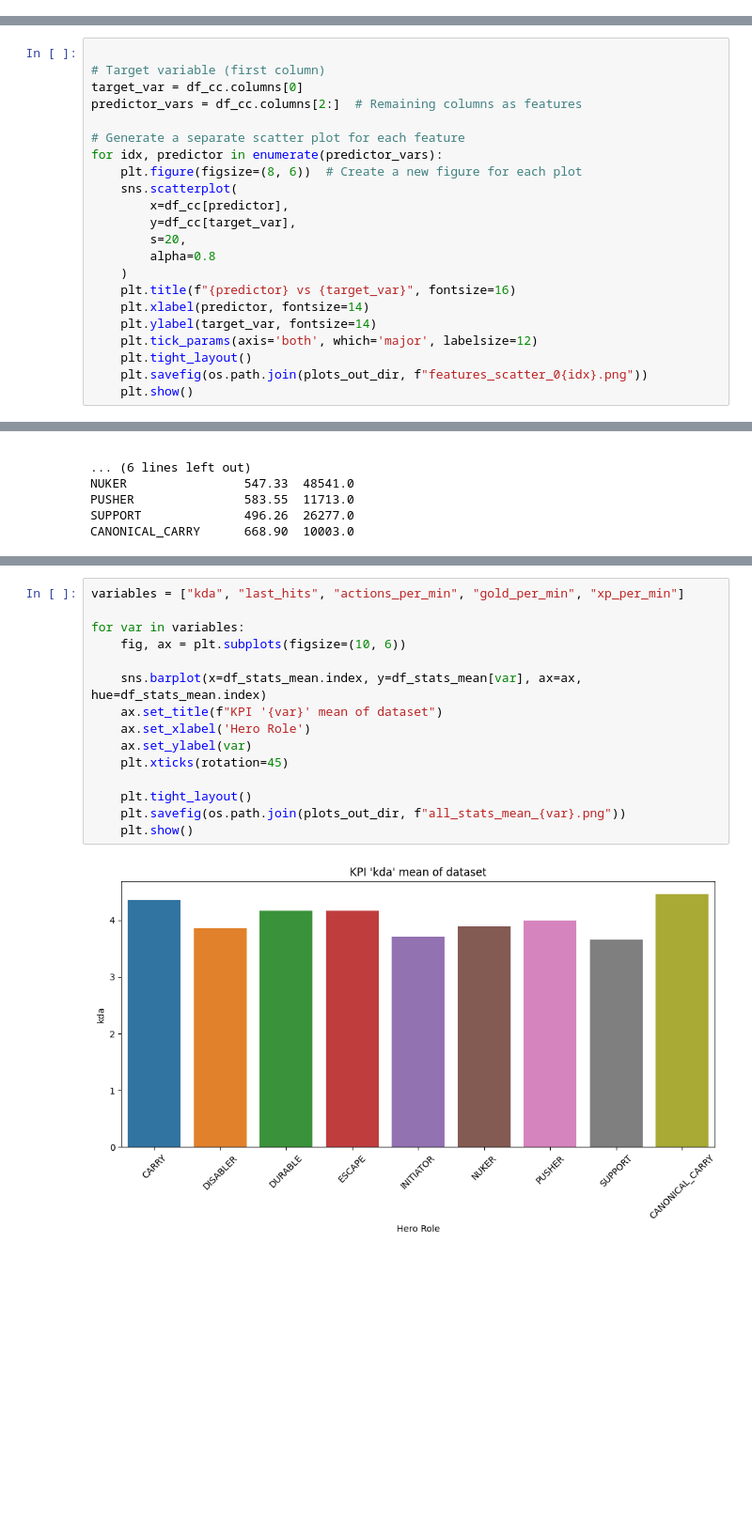
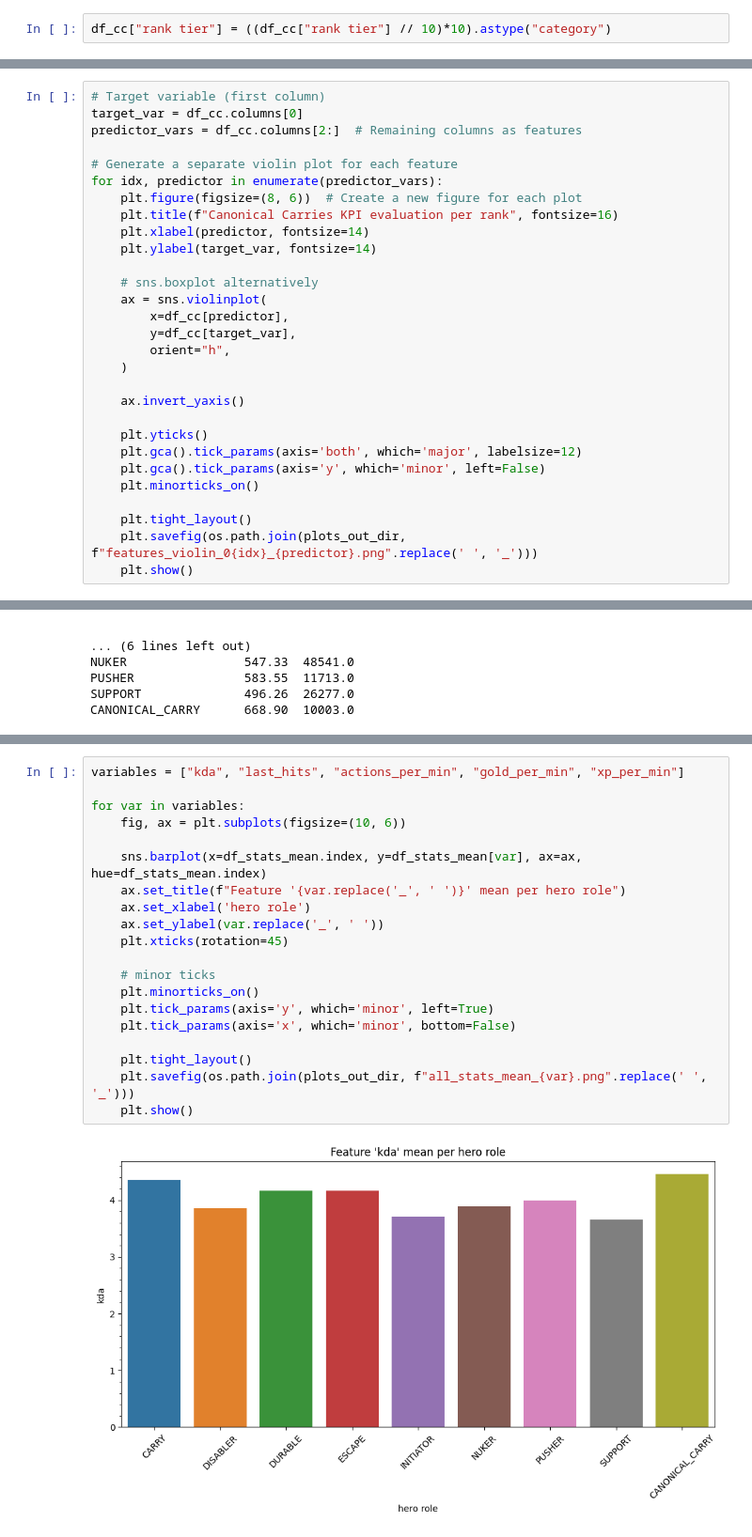
Before and after one commit to batukav/mmr-predictor, a Jupyter notebook: src/initial_features_exploration.ipynb, the cells around one changed output, grey strips where cells are left out. Shown at 94% size. Drawn from its saved outputs; the diff is of its cells as text; blank space fills up the shorter version.

```diff
--- a/src/initial_features_exploration.ipynb
+++ b/src/initial_features_exploration.ipynb
@@ -538,0 +579,2 @@ print(df_cc.head())
+# %%
+df_cc["rank tier"] = ((df_cc["rank tier"] // 10)*10).astype("category")
@@ -539,23 +597,30 @@ print(df_cc.head())
 # %%
-
 # Target variable (first column)
 target_var = df_cc.columns[0]
 predictor_vars = df_cc.columns[2:]  # Remaining columns as features
 
-# Generate a separate scatter plot for each feature
+# Generate a separate violin plot for each feature
 for idx, predictor in enumerate(predictor_vars):
     plt.figure(figsize=(8, 6))  # Create a new figure for each plot
-    sns.scatterplot(
+    plt.title(f"Canonical Carries KPI evaluation per rank", fontsize=16)
+    plt.xlabel(predictor, fontsize=14)
+    plt.ylabel(target_var, fontsize=14)
+
+    # sns.boxplot alternatively
+    ax = sns.violinplot(
         x=df_cc[predictor],
         y=df_cc[target_var],
-        s=20,
-        alpha=0.8
+        orient="h",
     )
-    plt.title(f"{predictor} vs {target_var}", fontsize=16)
-    plt.xlabel(predictor, fontsize=14)
-    plt.ylabel(target_var, fontsize=14)
-    plt.tick_params(axis='both', which='major', labelsize=12)
+
+    ax.invert_yaxis()
+
+    plt.yticks()
+    plt.gca().tick_params(axis='both', which='major', labelsize=12)
+    plt.gca().tick_params(axis='y', which='minor', left=False)
+    plt.minorticks_on()
+
     plt.tight_layout()
-    plt.savefig(os.path.join(plots_out_dir, f"features_scatter_0{idx}.png"))
+    plt.savefig(os.path.join(plots_out_dir, f"features_violin_0{idx}_{predictor}.png".replace(' ', '_')))
     plt.show()
 # %% [output]
@@ -627,17 +692,22 @@ plt.show()
 # %%
 variables = ["kda", "last_hits", "actions_per_min", "gold_per_min", "xp_per_min"]
 
 for var in variables:
     fig, ax = plt.subplots(figsize=(10, 6))
 
     sns.barplot(x=df_stats_mean.index, y=df_stats_mean[var], ax=ax, hue=df_stats_mean.index)
-    ax.set_title(f"KPI '{var}' mean of dataset")
-    ax.set_xlabel('Hero Role')
-    ax.set_ylabel(var)
+    ax.set_title(f"Feature '{var.replace('_', ' ')}' mean per hero role")
+    ax.set_xlabel('hero role')
+    ax.set_ylabel(var.replace('_', ' '))
     plt.xticks(rotation=45)
 
+    # minor ticks
+    plt.minorticks_on()
+    plt.tick_params(axis='y', which='minor', left=True)
+    plt.tick_params(axis='x', which='minor', bottom=False)
+
     plt.tight_layout()
-    plt.savefig(os.path.join(plots_out_dir, f"all_stats_mean_{var}.png"))
+    plt.savefig(os.path.join(plots_out_dir, f"all_stats_mean_{var}.png".replace(' ', '_')))
     plt.show()
 # %% [output]
-[figure, old version]
+[figure, new version]
```
Also changed, not shown: parts of 8 cells of this notebook, 18 other files.
